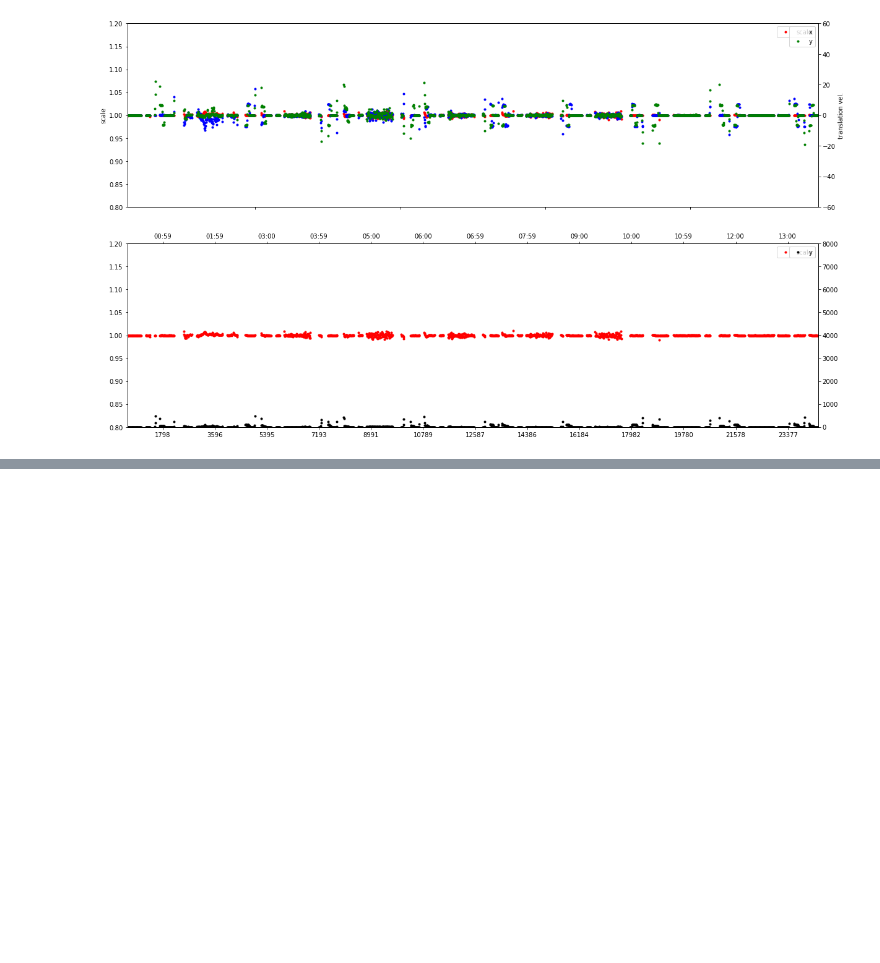
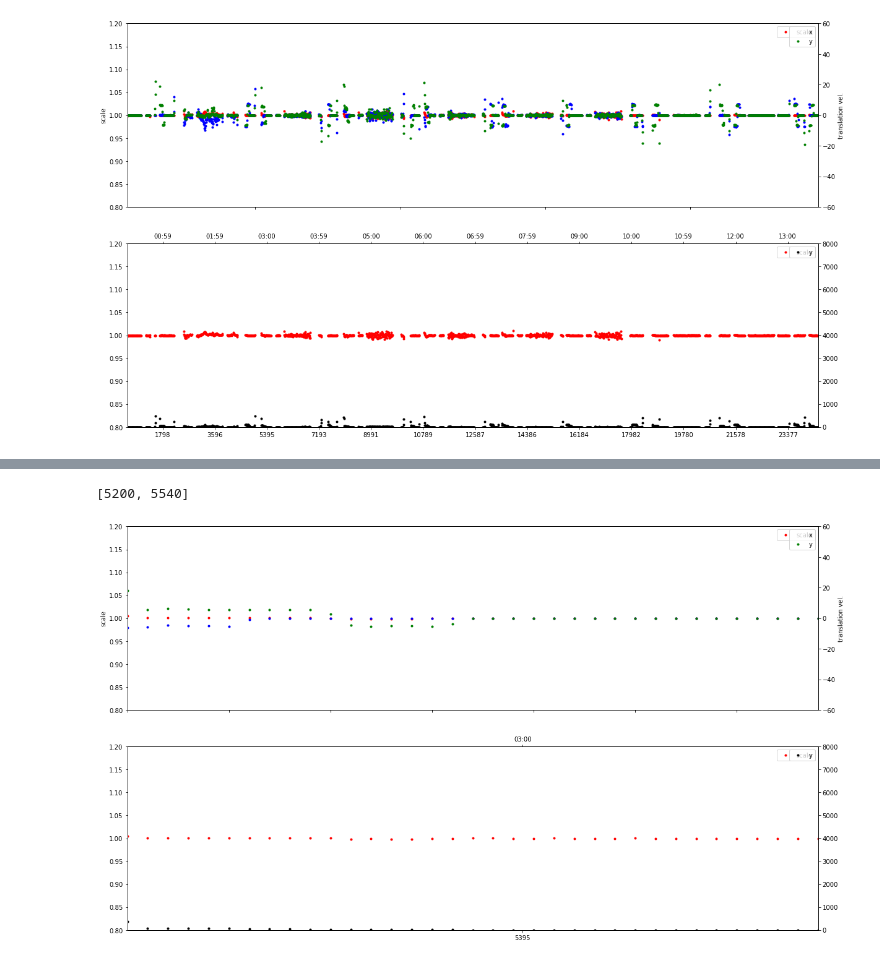
Before and after one commit to CamHD-Analysis/camhd-motion-analysis, a Jupyter notebook: analysis/Similarity Analysis.ipynb, the cells around one changed output, grey strips where cells are left out. Cells and saved outputs as stored; diff of their text form; code cells hidden in the pictures; blank space fills up the shorter version.

Commit message:
Wrote static section extractor.

```diff
--- a/analysis/Similarity Analysis.ipynb
+++ b/analysis/Similarity Analysis.ipynb
@@ -174,0 +195,40 @@ with open( regions_filename, 'w' ) as outfile:
+# %%
+r = regions[10]
+print(r)
+
+region = stable.iloc[lambda df: df.index >= r[0]].iloc[lambda df: df.index <= r[1]]
+#print(section)
+# %% [output]
+[5200, 5540]
+# %%
+fig, axes = plt.subplots(nrows=2, ncols=1, figsize=(20,12))
+
+ticks_secs = 60
+ticks = np.arange(0.0, max(valid.index), 29.97*ticks_secs)
+#axes[0].set_xticks(ticks)
+axes[1].set_xticks(ticks)
+
+raxes = axes[0].twinx()
+region.scale.plot(style='r.', ax=axes[0], label='scale', ylim=scale_lim, legend=True)
+axes[0].set_ylabel('scale')
+region.trans_x.plot(style='b.', ax=raxes,  ylim=trans_lim, label='x', legend=True)
+raxes.set_ylabel('translation vel.')
+region.trans_y.plot(style='g.', ax=raxes,  ylim=trans_lim, label='y', legend=True)
+
+raxes = axes[1].twinx()
+region.scale.plot(style='r.', ax=axes[1], ylim=scale_lim, label='scale', legend=True)
+region.trans.plot(style='k.', ax=raxes, label='y', ylim=total_trans_lim,  legend=True)
+
+
+timeaxes = axes[1].twiny()
+timeticks = axes[1].get_xticks()
+
+def tick_function(f):
+    V = f / 29.97
+    return [time.strftime("%M:%S", time.gmtime(z))  for z in V]
+
+timeaxes.set_xticks(timeticks)
+timeaxes.set_xbound(axes[1].get_xbound())
+timeaxes.set_xticklabels(tick_function(timeticks));
+# %% [output]
+[figure, added]
```
Also changed, not shown: parts of 1 cell of this notebook, 1 other file.
